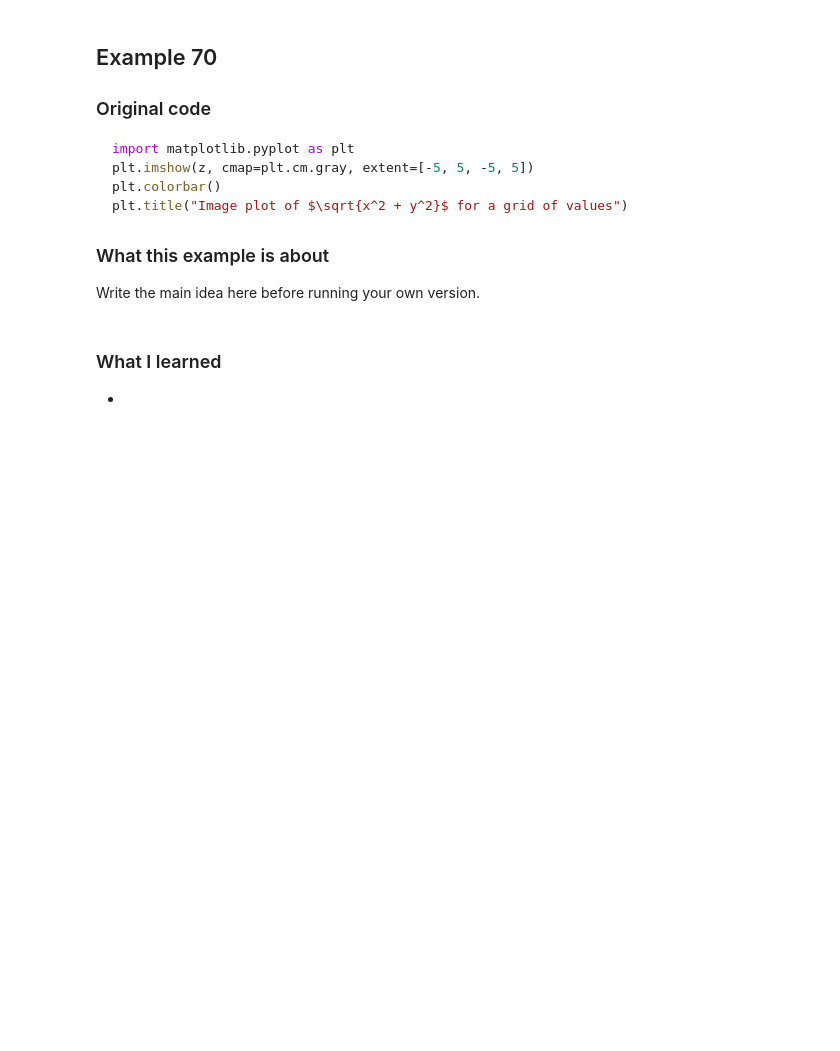
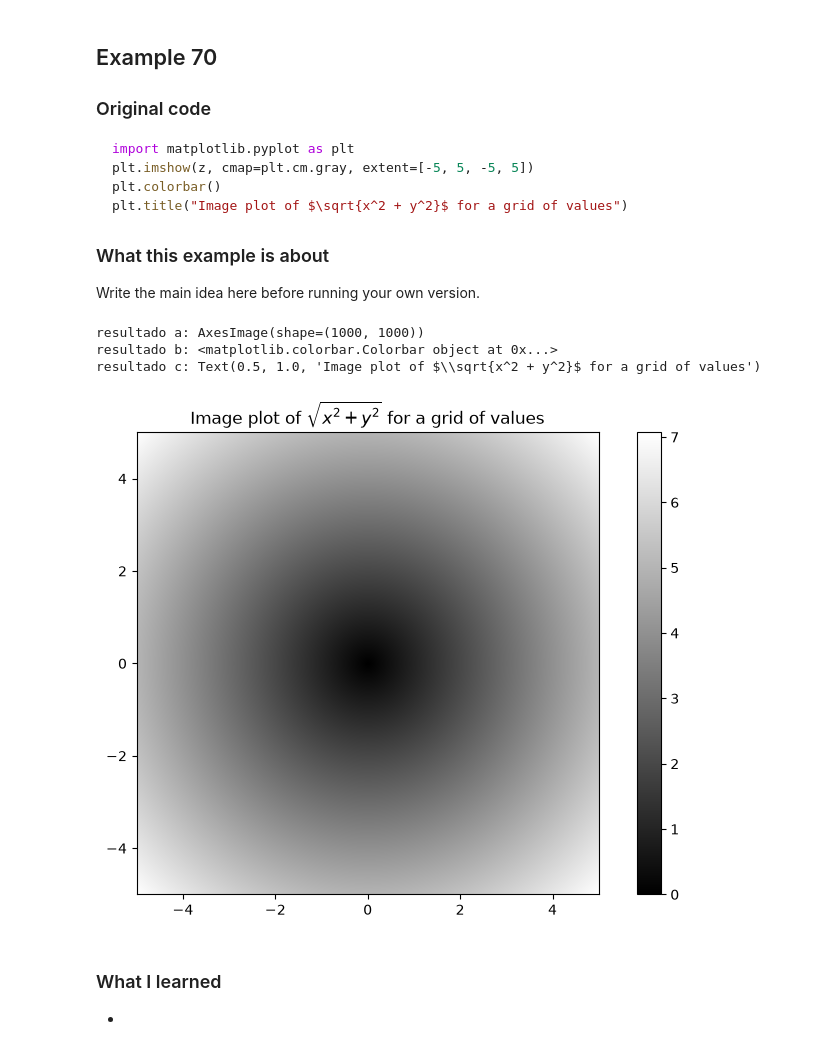
Before and after one commit to Luis-Leonidas-Fernandez/Python-for-data-analysis, a Jupyter notebook: book/notebooks/chapter_04.ipynb, the cells around one changed output. Cells and saved outputs as stored; diff of their text form; code cells hidden in the pictures; blank space fills up the shorter version.

```diff
--- a/book/notebooks/chapter_04.ipynb
+++ b/book/notebooks/chapter_04.ipynb
@@ -1869,5 +2095,10 @@ ys
 
 Write the main idea here before running your own version.
 # %%
-# My version
-# Rewrite the example here using your own values.
+points = np.arange(-5,5, 0.01)
+xs, ys = np.meshgrid(points, points)
+
+# meshgrid toma coordenadas separadas y construye una cuadrícula para poder
+# calcular algo sobre todas las combinaciones (x,y)
+print("resultado xs:", xs)
+print("resultado ys:", ys)
@@ -1889,5 +2135,21 @@ z
 
 Write the main idea here before running your own version.
 # %%
-# My version
-# Rewrite the example here using your own values.
+z = np.sqrt(xs ** 2 + ys ** 2)
+#Teorema de Pitagoras
+
+# calcula la distancia desde cada punto (x, y) hasta el punto (0, 0).
+# x = -5
+# y = -5
+
+# √((-5)² + (-5)²)
+
+# = √(25 + 25)
+
+# = √50
+
+# ≈ 7.0711
+# Por eso el primer elemento de z es:
+# 7.0711
+
+print("resultado de z:", z)
@@ -1911,8 +2181,19 @@ plt.title("Image plot of $\sqrt{x^2 + y^2}$ for a grid of values")
 
 Write the main idea here before running your own version.
 # %%
-# My version
-# Rewrite the example here using your own values.
+import matplotlib.pyplot as plt
+a = plt.imshow(z, cmap=plt.cm.gray, extent=[-5,5, -5, 5])
+b = plt.colorbar()
+c = plt.title("Image plot of $\sqrt{x^2 + y^2}$ for a grid of values")
+
+print("resultado a:", a)
+print("resultado b:", b)
+print("resultado c:", c)
+# %% [output]
+resultado a: AxesImage(shape=(1000, 1000))
+resultado b: <matplotlib.colorbar.Colorbar object at 0x...>
+resultado c: Text(0.5, 1.0, 'Image plot of $\\sqrt{x^2 + y^2}$ for a grid of values')
+[figure, added]
 # %% [markdown]
 ### What I learned
 
```
Also changed, not shown: parts of 20 cells of this notebook.
